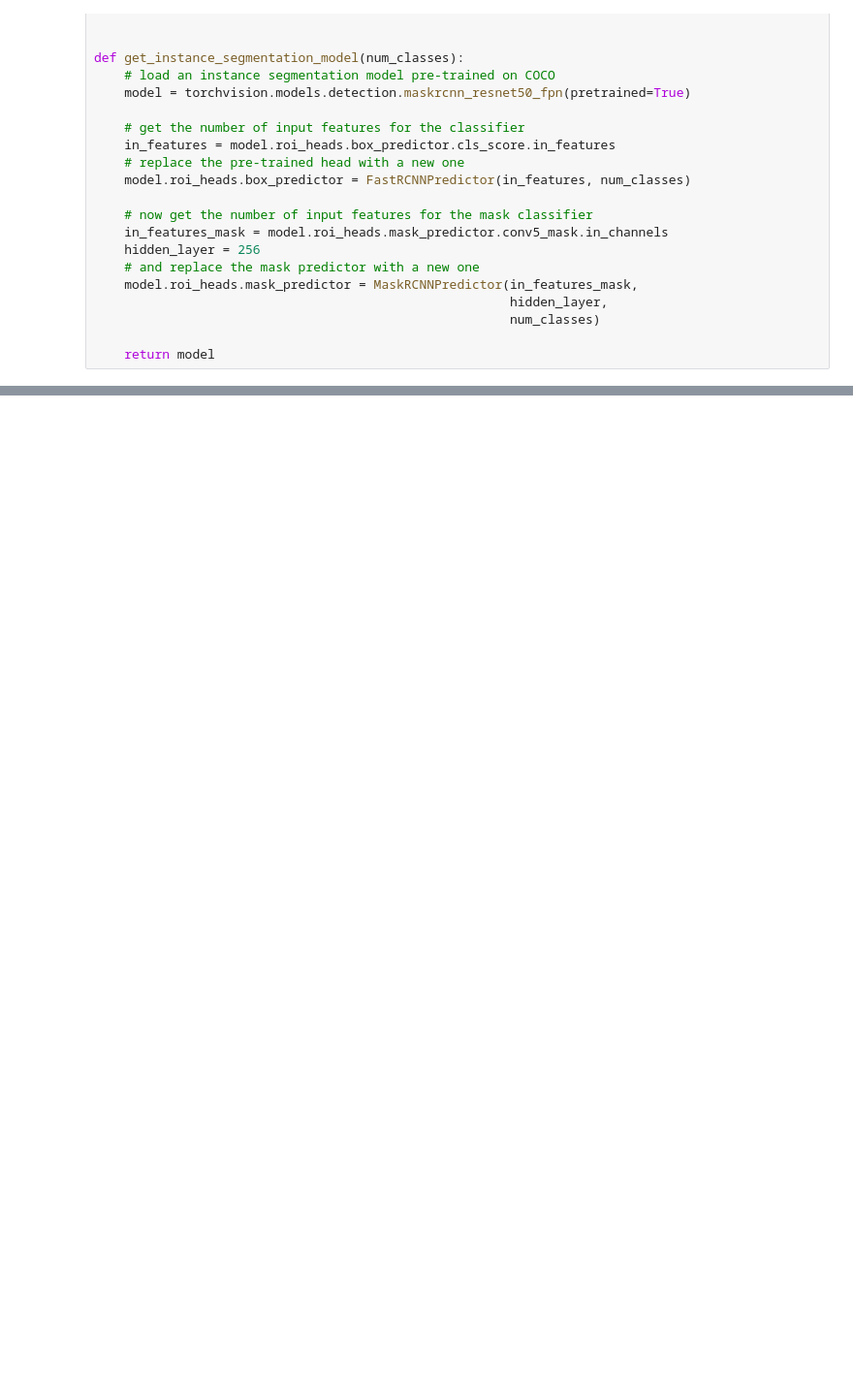
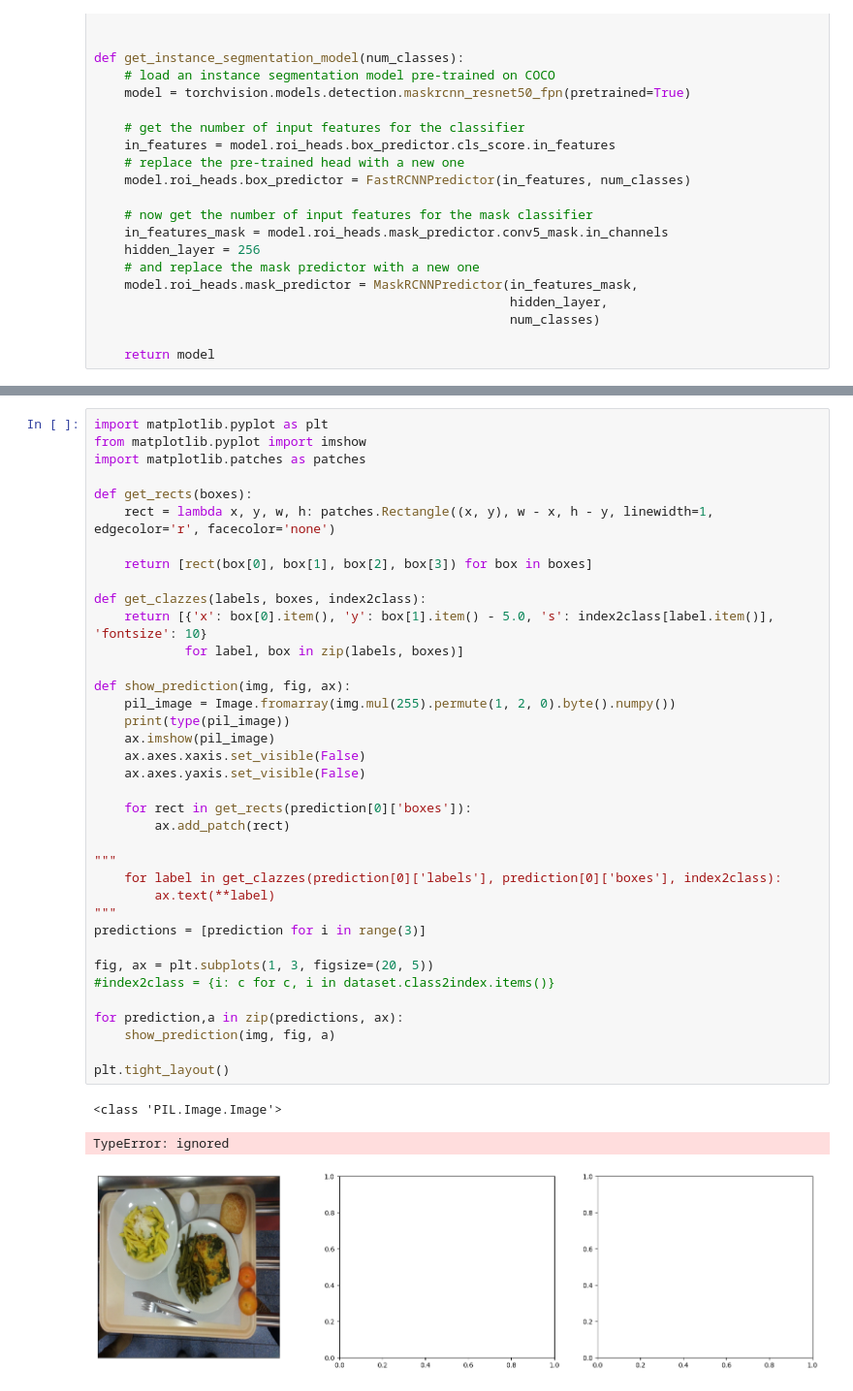
Before and after one commit to rraghuvaran/cohort2g5, a Jupyter notebook: cohort2g5_maskrcnn.ipynb, the cells around one changed output, grey strips where cells are left out. Shown at 97% size. Drawn from its saved outputs; the diff is of its cells as text; blank space fills up the shorter version.

```diff
--- a/cohort2g5_maskrcnn.ipynb
+++ b/cohort2g5_maskrcnn.ipynb
@@ -444,0 +519,41 @@ IndexError: ignored
+# %%
+import matplotlib.pyplot as plt
+from matplotlib.pyplot import imshow
+import matplotlib.patches as patches
+
+def get_rects(boxes):
+    rect = lambda x, y, w, h: patches.Rectangle((x, y), w - x, h - y, linewidth=1, edgecolor='r', facecolor='none')
+
+    return [rect(box[0], box[1], box[2], box[3]) for box in boxes]
+
+def get_clazzes(labels, boxes, index2class):
+    return [{'x': box[0].item(), 'y': box[1].item() - 5.0, 's': index2class[label.item()], 'fontsize': 10}
+            for label, box in zip(labels, boxes)]
+
+def show_prediction(img, fig, ax):
+    pil_image = Image.fromarray(img.mul(255).permute(1, 2, 0).byte().numpy())
+    print(type(pil_image))
+    ax.imshow(pil_image)
+    ax.axes.xaxis.set_visible(False)
+    ax.axes.yaxis.set_visible(False)
+
+    for rect in get_rects(prediction[0]['boxes']):
+        ax.add_patch(rect)
+
+"""
+    for label in get_clazzes(prediction[0]['labels'], prediction[0]['boxes'], index2class):
+        ax.text(**label)
+"""
+predictions = [prediction for i in range(3)]
+
+fig, ax = plt.subplots(1, 3, figsize=(20, 5))
+#index2class = {i: c for c, i in dataset.class2index.items()}
+
+for prediction,a in zip(predictions, ax):
+    show_prediction(img, fig, a)
+
+plt.tight_layout()
+# %% [output]
+<class 'PIL.Image.Image'>
+TypeError: ignored
+[figure, added]
```
Also changed, not shown: parts of 35 cells of this notebook.
